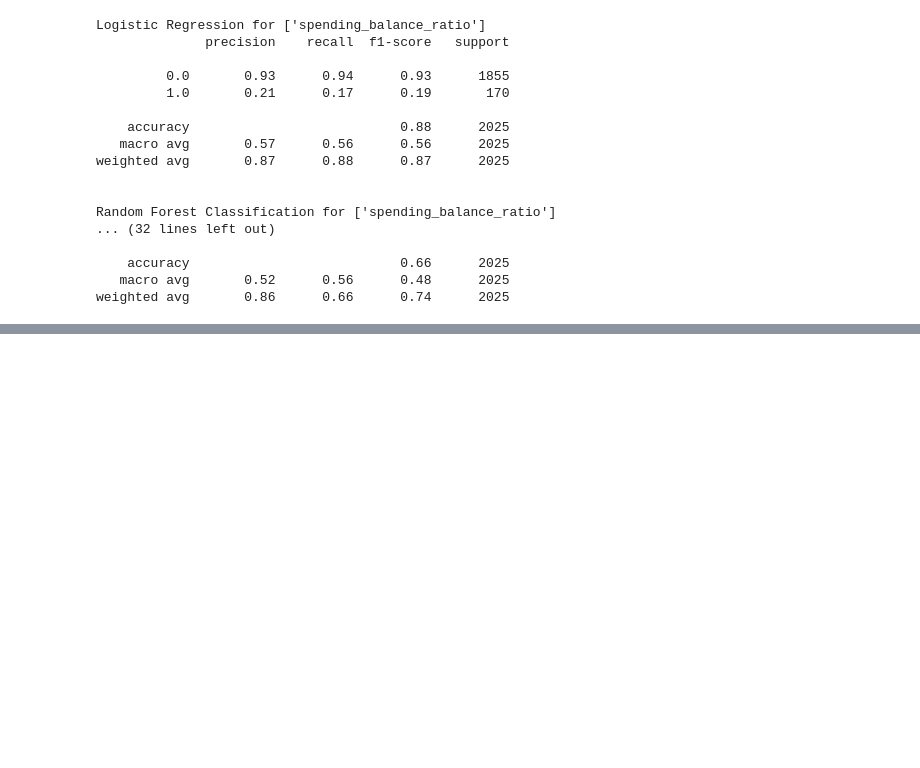
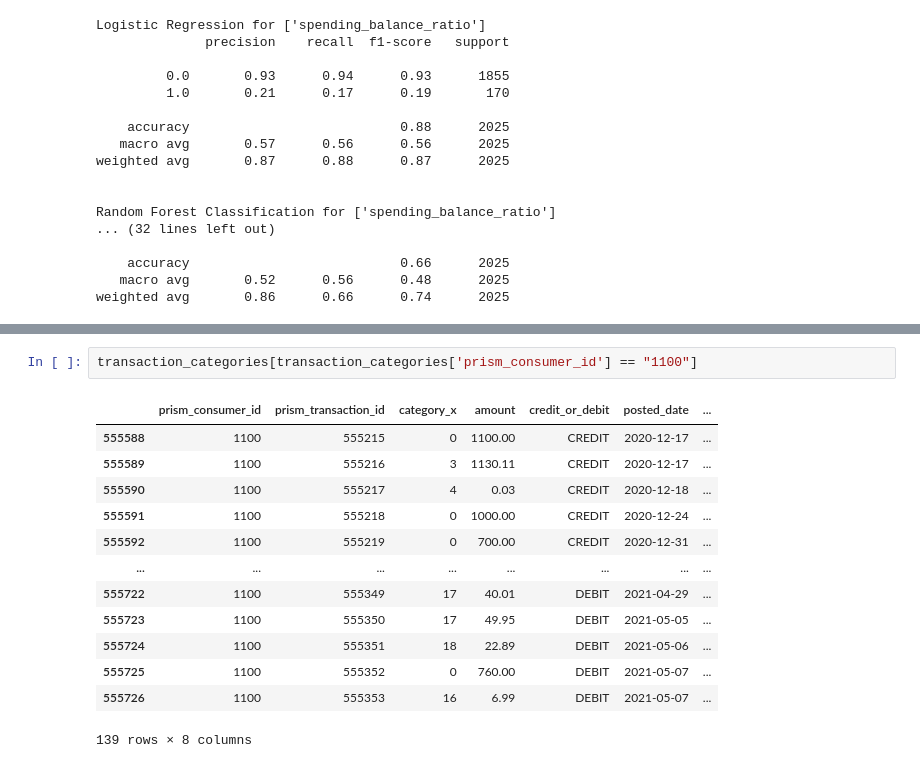
Before and after one commit to hillarychang/dsc180b-capstone-q2, a Jupyter notebook: src/notebooks/kevin_q2_eda.ipynb, the cells around one changed output, grey strips where cells are left out. Saved outputs shown, nothing was run; the diff lists cells and outputs as text; blank space fills up the shorter version.

```diff
--- a/src/notebooks/kevin_q2_eda.ipynb
+++ b/src/notebooks/kevin_q2_eda.ipynb
@@ -245,0 +312,16 @@ weighted avg       0.86      0.66      0.74      2025
+# %%
+transaction_categories[transaction_categories['prism_consumer_id'] == "1100"]
+# %% [output]
+|  | prism_consumer_id | prism_transaction_id | category_x | amount | credit_or_debit | posted_date | ... |
+| 555588 | 1100 | 555215 | 0 | 1100.00 | CREDIT | 2020-12-17 | ... |
+| 555589 | 1100 | 555216 | 3 | 1130.11 | CREDIT | 2020-12-17 | ... |
+| 555590 | 1100 | 555217 | 4 | 0.03 | CREDIT | 2020-12-18 | ... |
+| 555591 | 1100 | 555218 | 0 | 1000.00 | CREDIT | 2020-12-24 | ... |
+| 555592 | 1100 | 555219 | 0 | 700.00 | CREDIT | 2020-12-31 | ... |
+| ... | ... | ... | ... | ... | ... | ... | ... |
+| 555722 | 1100 | 555349 | 17 | 40.01 | DEBIT | 2021-04-29 | ... |
+| 555723 | 1100 | 555350 | 17 | 49.95 | DEBIT | 2021-05-05 | ... |
+| 555724 | 1100 | 555351 | 18 | 22.89 | DEBIT | 2021-05-06 | ... |
+| 555725 | 1100 | 555352 | 0 | 760.00 | DEBIT | 2021-05-07 | ... |
+| 555726 | 1100 | 555353 | 16 | 6.99 | DEBIT | 2021-05-07 | ... |
+139 rows × 8 columns
```
Also changed, not shown: parts of 21 cells of this notebook.
